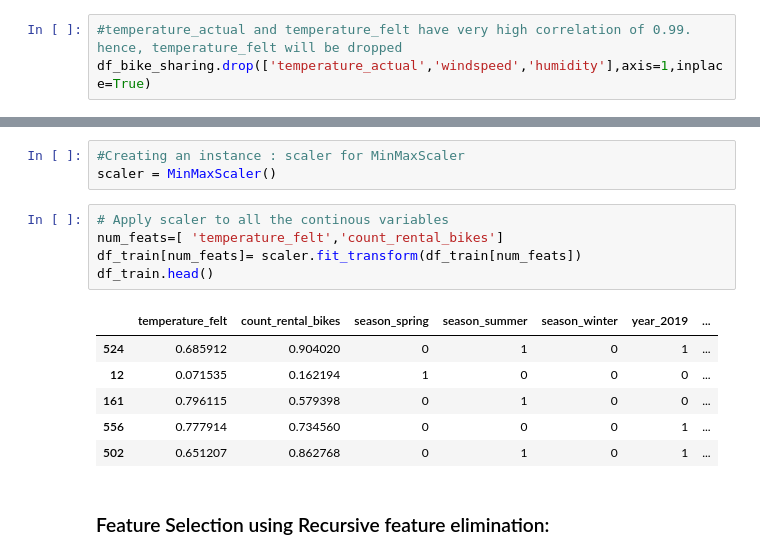
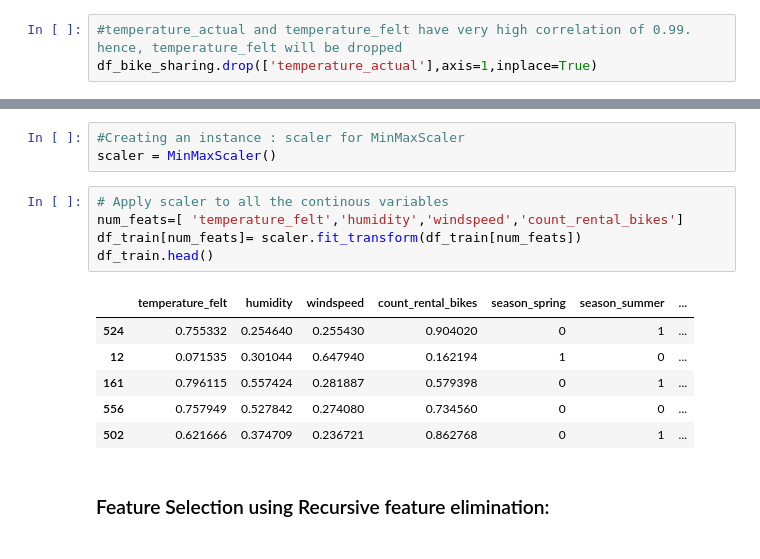
Before and after one commit to CharlieThomasCTG/Bike_sharing_regression, a Jupyter notebook: bike-sharing-multiple-linear-regression-Copy1.ipynb, the cells around one changed output, grey strips where cells are left out. Drawn from its saved outputs; the diff is of its cells as text.

```diff
--- a/bike-sharing-multiple-linear-regression-Copy1.ipynb
+++ b/bike-sharing-multiple-linear-regression-Copy1.ipynb
@@ -409,6 +411,6 @@ df_bike_sharing.head(5)
 # %%
 #temperature_actual and temperature_felt have very high correlation of 0.99. hence, temperature_felt will be dropped
-df_bike_sharing.drop(['temperature_actual','windspeed','humidity'],axis=1,inplace=True)
+df_bike_sharing.drop(['temperature_actual'],axis=1,inplace=True)
 # %%
 df_bike_sharing.shape
 # %% [output]
@@ -442,16 +444,16 @@ df_test  (220, 27)
 scaler = MinMaxScaler()
 # %%
 # Apply scaler to all the continous variables
-num_feats=[ 'temperature_felt','count_rental_bikes']
+num_feats=[ 'temperature_felt','humidity','windspeed','count_rental_bikes']
 df_train[num_feats]= scaler.fit_transform(df_train[num_feats])
 df_train.head()
 # %% [output]
-|  | temperature_felt | count_rental_bikes | season_spring | season_summer | season_winter | year_2019 | ... |
-| 524 | 0.685912 | 0.904020 | 0 | 1 | 0 | 1 | ... |
-| 12 | 0.071535 | 0.162194 | 1 | 0 | 0 | 0 | ... |
-| 161 | 0.796115 | 0.579398 | 0 | 1 | 0 | 0 | ... |
-| 556 | 0.777914 | 0.734560 | 0 | 0 | 0 | 1 | ... |
-| 502 | 0.651207 | 0.862768 | 0 | 1 | 0 | 1 | ... |
+|  | temperature_felt | humidity | windspeed | count_rental_bikes | season_spring | season_summer | ... |
+| 524 | 0.755332 | 0.254640 | 0.255430 | 0.904020 | 0 | 1 | ... |
+| 12 | 0.071535 | 0.301044 | 0.647940 | 0.162194 | 1 | 0 | ... |
+| 161 | 0.796115 | 0.557424 | 0.281887 | 0.579398 | 0 | 1 | ... |
+| 556 | 0.757949 | 0.527842 | 0.274080 | 0.734560 | 0 | 0 | ... |
+| 502 | 0.621666 | 0.374709 | 0.236721 | 0.862768 | 0 | 1 | ... |
 # %% [markdown]
 ### Feature Selection using Recursive feature elimination:
 # %%
```
Also changed, not shown: parts of 56 cells of this notebook.
